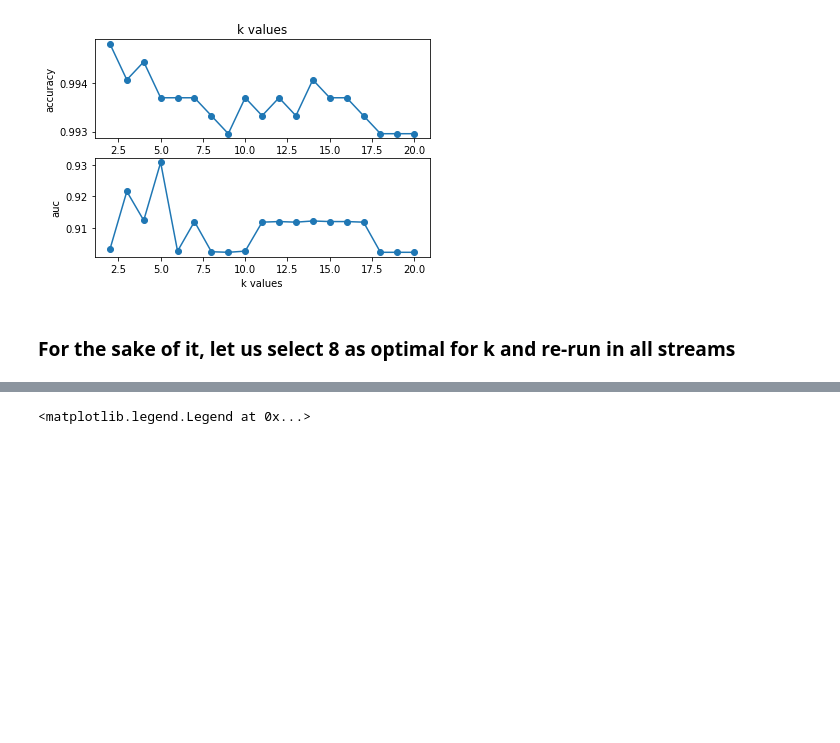
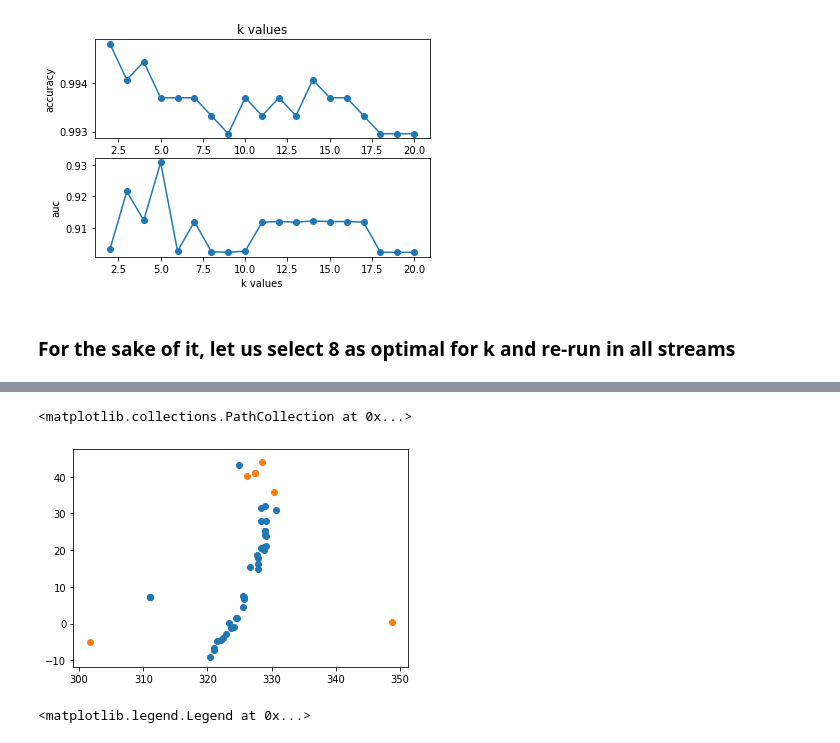
Before and after one commit to ReginaMayhem/ClusterBusters, a Jupyter notebook: StreamGeneratorZoom.ipynb, the cells around one changed output, grey strips where cells are left out. Saved outputs shown, nothing was run; the diff lists cells and outputs as text; code cells hidden in the pictures; blank space fills up the shorter version.

```diff
--- a/StreamGeneratorZoom.ipynb
+++ b/StreamGeneratorZoom.ipynb
@@ -143,7 +206,7 @@ recalls_simulated = []
 accuracy_simulated = []
 auc_simulated = []
 
-for i in range(len(cuts)):
+for i in range(1):
     table = Table.read(stream_files[i], format='fits')
     stream = table.to_pandas()
 
@@ -433,7 +416,7 @@ recalls_simulated_knn = []
 accuracy_simulated_knn = []
 auc_simulated_knn = []
 
-for i in range(len(cuts)):
+for i in range(1):
     table = Table.read(stream_files[i], format='fits')
     stream = table.to_pandas()
 
@@ -573,0 +501,15 @@ INFO: Query finished. [astroquery.utils.tap.core]
+# %%
+#do the KNN modeling
+neigh = KNeighborsClassifier(n_neighbors=8)
+neigh.fit(X_train, y_train)
+y_pred = neigh.predict(X_test)
+y_true = np.array(y_test)
+
+#calculate metrics
+precision = metrics.precision_score(y_true, y_pred)
+recall = metrics.recall_score(y_true, y_pred)
+accuracy = metrics.accuracy_score(y_true, y_pred)
+
+#calculate the AUC
+fpr, tpr, thresholds = metrics.roc_curve(y_true, y_pred)
+auc = metrics.auc(fpr, tpr)
@@ -574,3 +531,12 @@ INFO: Query finished. [astroquery.utils.tap.core]
+# %%
+X_correct = X_test[y_test & y_pred]
+X_incorrect = X_test[y_test & ~y_pred]
+# %%
+plt.scatter(X_correct['ra'], X_correct['dec'])
+plt.scatter(X_incorrect['ra'], X_incorrect['dec'])
+# %% [output]
+<matplotlib.collections.PathCollection at 0x...>
+[figure, added]
 # %%
 fig = plt.figure(figsize = (20,15))
 simulated_streams_index = [i for i in range(1,len(cuts)+1)]
```
Also changed, not shown: parts of 8 cells of this notebook.
